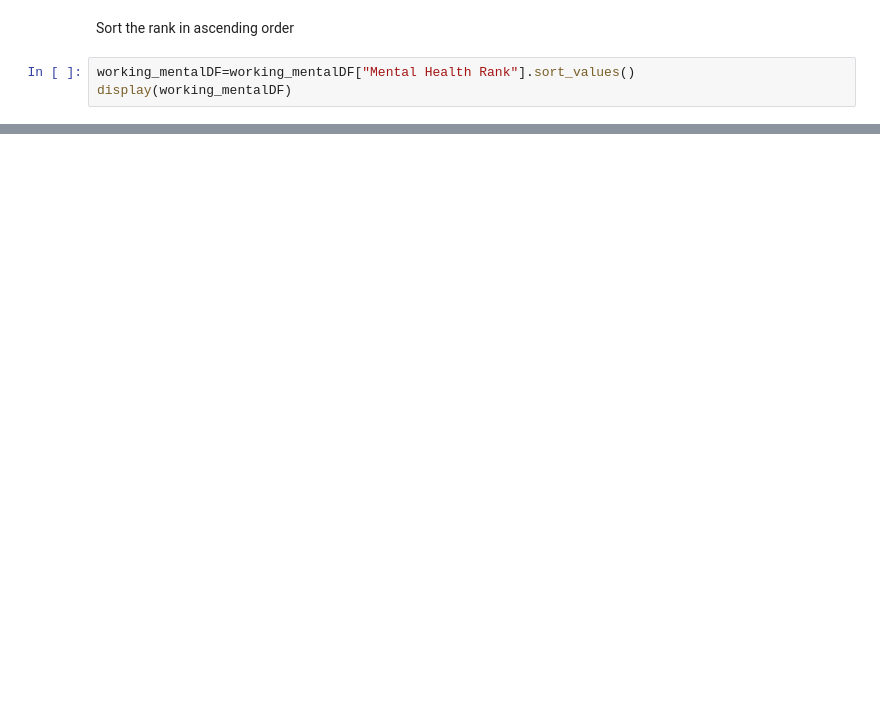
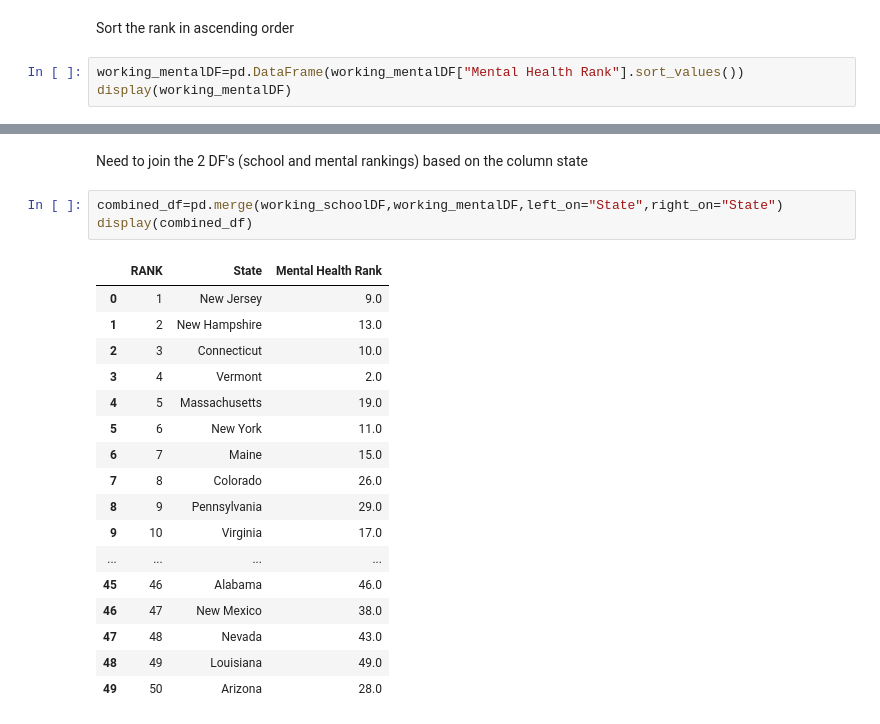
Before and after one commit to kittysinaga/Capstone_Project, a Jupyter notebook: Working.ipynb, the cells around one changed output, grey strips where cells are left out. Drawn from its saved outputs; the diff is of its cells as text; blank space fills up the shorter version.

```diff
--- a/Working.ipynb
+++ b/Working.ipynb
@@ -222,6 +225,6 @@ display(working_mentalDF)
 # %% [markdown]
 Sort the rank in ascending order
 # %%
-working_mentalDF=working_mentalDF["Mental Health Rank"].sort_values()
+working_mentalDF=pd.DataFrame(working_mentalDF["Mental Health Rank"].sort_values())
 display(working_mentalDF)
 # %% [output]
@@ -244,0 +271,23 @@ Name: Mental Health Rank, dtype: float64
+# %% [markdown]
+Need to join the 2 DF's (school and mental rankings) based on the column state
+# %%
+combined_df=pd.merge(working_schoolDF,working_mentalDF,left_on="State",right_on="State")
+display(combined_df)
+# %% [output]
+|  | RANK | State | Mental Health Rank |
+| 0 | 1 | New Jersey | 9.0 |
+| 1 | 2 | New Hampshire | 13.0 |
+| 2 | 3 | Connecticut | 10.0 |
+| 3 | 4 | Vermont | 2.0 |
+| 4 | 5 | Massachusetts | 19.0 |
+| 5 | 6 | New York | 11.0 |
+| 6 | 7 | Maine | 15.0 |
+| 7 | 8 | Colorado | 26.0 |
+| 8 | 9 | Pennsylvania | 29.0 |
+| 9 | 10 | Virginia | 17.0 |
+| ... | ... | ... | ... |
+| 45 | 46 | Alabama | 46.0 |
+| 46 | 47 | New Mexico | 38.0 |
+| 47 | 48 | Nevada | 43.0 |
+| 48 | 49 | Louisiana | 49.0 |
+| 49 | 50 | Arizona | 28.0 |
```
Also changed, not shown: parts of 7 cells of this notebook.
